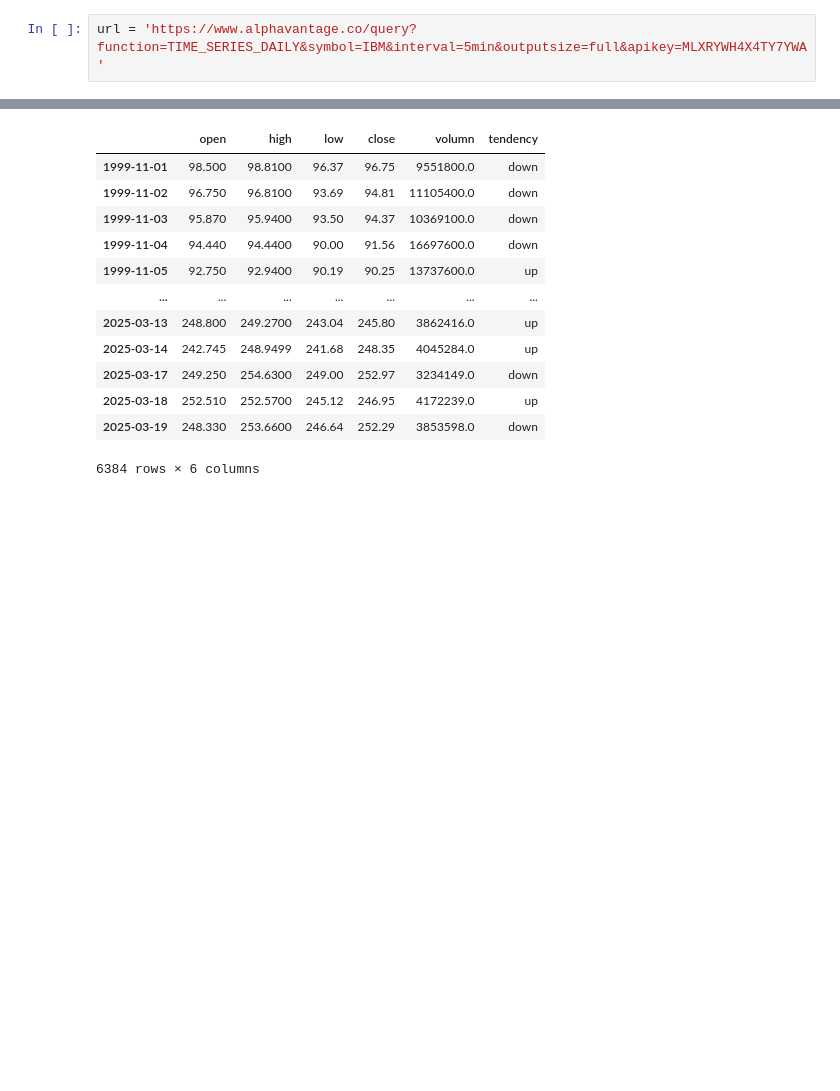
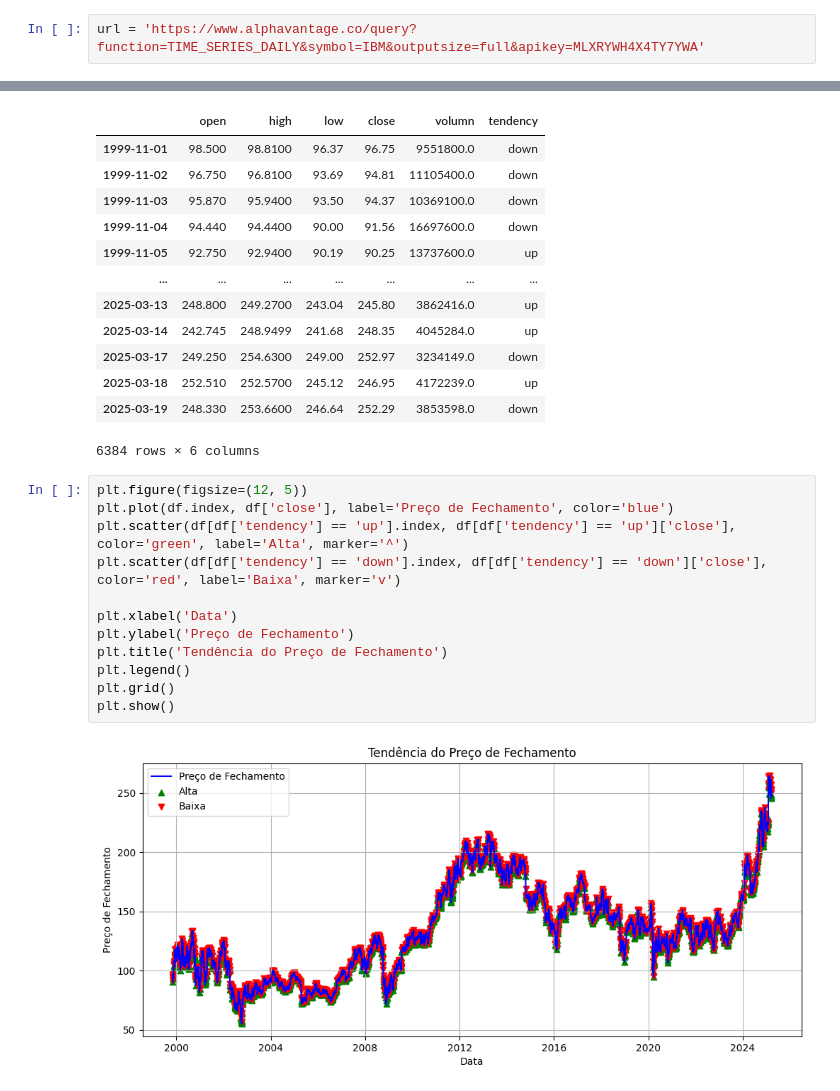
Before and after one commit to GabrielFePL/Machine-Learning-Fatec-Matao, a Jupyter notebook: ConsumeDataframeFromAPI_Exercise_20_03.ipynb, the cells around one changed output, grey strips where cells are left out. Saved outputs shown, nothing was run; the diff lists cells and outputs as text; blank space fills up the shorter version.

```diff
--- a/ConsumeDataframeFromAPI_Exercise_20_03.ipynb
+++ b/ConsumeDataframeFromAPI_Exercise_20_03.ipynb
@@ -22,7 +22,7 @@ import requests
 # %% [markdown]
 ## Importação de Dataframe
 # %%
-url = 'https://www.alphavantage.co/query?function=TIME_SERIES_DAILY&symbol=IBM&interval=5min&outputsize=full&apikey=MLXRYWH4X4TY7YWA'
+url = 'https://www.alphavantage.co/query?function=TIME_SERIES_DAILY&symbol=IBM&outputsize=full&apikey=MLXRYWH4X4TY7YWA'
 # %%
 r = requests.get(url)
 data = r.json()
@@ -70,3 +70,17 @@ df
 | 2025-03-18 | 252.510 | 252.5700 | 245.12 | 246.95 | 4172239.0 | up |
 | 2025-03-19 | 248.330 | 253.6600 | 246.64 | 252.29 | 3853598.0 | down |
 6384 rows × 6 columns
+# %%
+plt.figure(figsize=(12, 5))
+plt.plot(df.index, df['close'], label='Preço de Fechamento', color='blue')
+plt.scatter(df[df['tendency'] == 'up'].index, df[df['tendency'] == 'up']['close'], color='green', label='Alta', marker='^')
+plt.scatter(df[df['tendency'] == 'down'].index, df[df['tendency'] == 'down']['close'], color='red', label='Baixa', marker='v')
+
+plt.xlabel('Data')
+plt.ylabel('Preço de Fechamento')
+plt.title('Tendência do Preço de Fechamento')
+plt.legend()
+plt.grid()
+plt.show()
+# %% [output]
+[figure, added]
```
